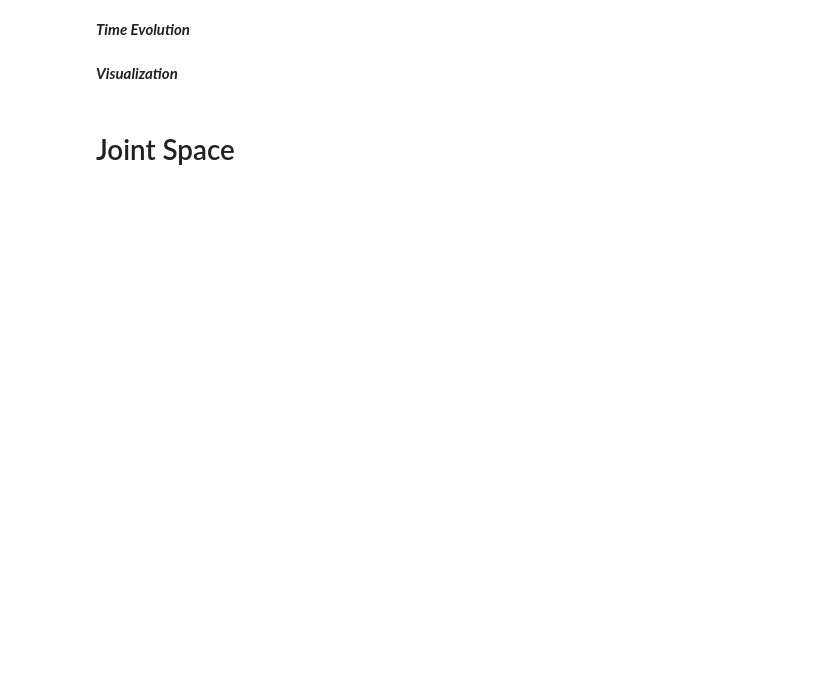
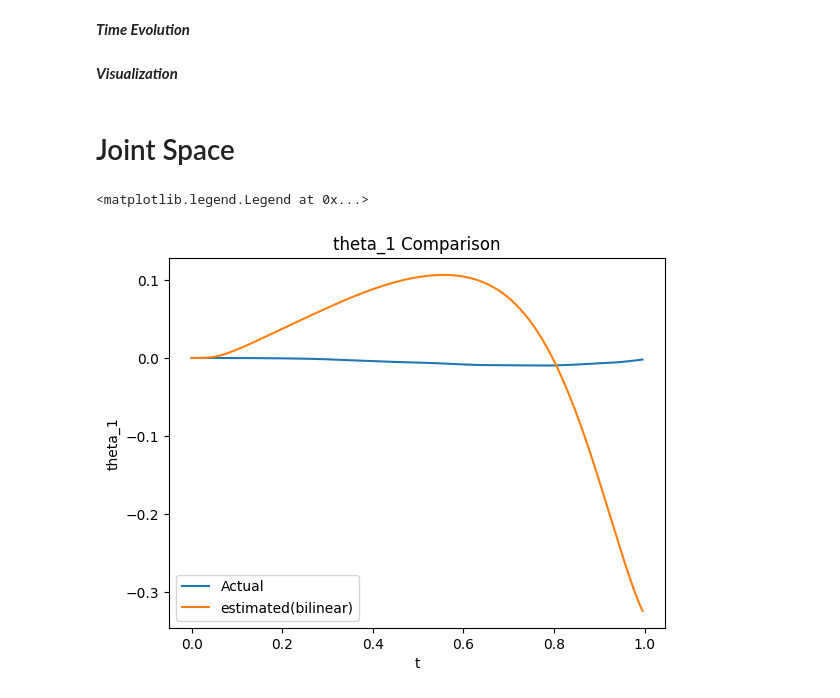
Before and after one commit to Rajpal9/Koopman_ZNN, a Jupyter notebook: KoopmanZNN_KUKA_time_delay.ipynb, the cells around one changed output. Saved outputs shown, nothing was run; the diff lists cells and outputs as text; code cells hidden in the pictures; blank space fills up the shorter version.

```diff
--- a/KoopmanZNN_KUKA_time_delay.ipynb
+++ b/KoopmanZNN_KUKA_time_delay.ipynb
@@ -398,13 +338,16 @@ u.shape
 # initialize the matricies
 z = np.empty((n_obs,num_snaps_val+1)).T
 x_est = np.zeros((num_states,num_snaps_val+1)).T
+x_end_est = np.zeros((X_end.shape[2],num_snaps_val)).T
+# %%
+num_outputs = num_states
 # %%
-x_out_test = x_test[0,:num_snaps_test+1,0]
-x_out_Test = x_out_test.reshape((num_snaps_test+1,1))
-u_Test = u_test.reshape((num_snaps_test,num_inputs))
+x_out_test = xs_test[:num_snaps_val+1,:]
+x_out_Test = x_out_test.reshape((num_snaps_val+1,num_outputs))
+u_Test = us_test.reshape((num_snaps_val,num_inputs))
 x0 = x_out_Test[:net_params["num_delays"]+1,:]
 X0 = x0.reshape((1,num_outputs*(net_params["num_delays"]+1)))
 print(X0.shape)
-z[0,:] = lift_delay(x[0,:],model_koop_dnn, net_params)
-x_est[0,:] = x[0,:]
+z[0,:] = lift_delay(X0[0,:],model_koop_dnn, net_params)
+x_est[0,:] = x_out_test[0,:]
 # %% [output]
@@ -414,19 +357,23 @@ RuntimeError: mat1 and mat2 shapes cannot be multiplied (1x14 and 154x30)
 # %%
 for i in range(num_snaps_val):
   #bilinear
-    z[i+1,:] = np.matmul(z[i,:],A.T)+np.matmul(np.kron(u[i,:],z[i,:]),B.T)
+    z[i+1,:] = np.matmul(z[i,:],A.T)+np.matmul(np.kron(u_Test[i,:],z[i,:]),B.T)
     x_est[i+1,:] = np.matmul(z[i+1,:],C.T)
+    x_end_est[i,:] = map_net.forward(torch.from_numpy(x_est[i,:int(num_states/2)]).float()).detach().numpy()
 # %% [markdown]
 ***Visualization***
 # %% [markdown]
 # Joint Space
 # %%
 plt.figure()
-plt.plot(T[:-1],x[:,0],label ='Actual')
-plt.plot(T,x_est[:,0],label = 'estimated(bilinear)')
+plt.plot(T[:200],x_out_Test[:200,0],label ='Actual')
+plt.plot(T[:200],x_est[:200,0],label = 'estimated(bilinear)')
 plt.xlabel('t')
 plt.ylabel('theta_1')
 plt.title('theta_1 Comparison')
 plt.legend()
+# %% [output]
+<matplotlib.legend.Legend at 0x...>
+[figure, added]
 # %%
 plt.figure()
```
Also changed, not shown: parts of 35 cells of this notebook, 9 other files.
